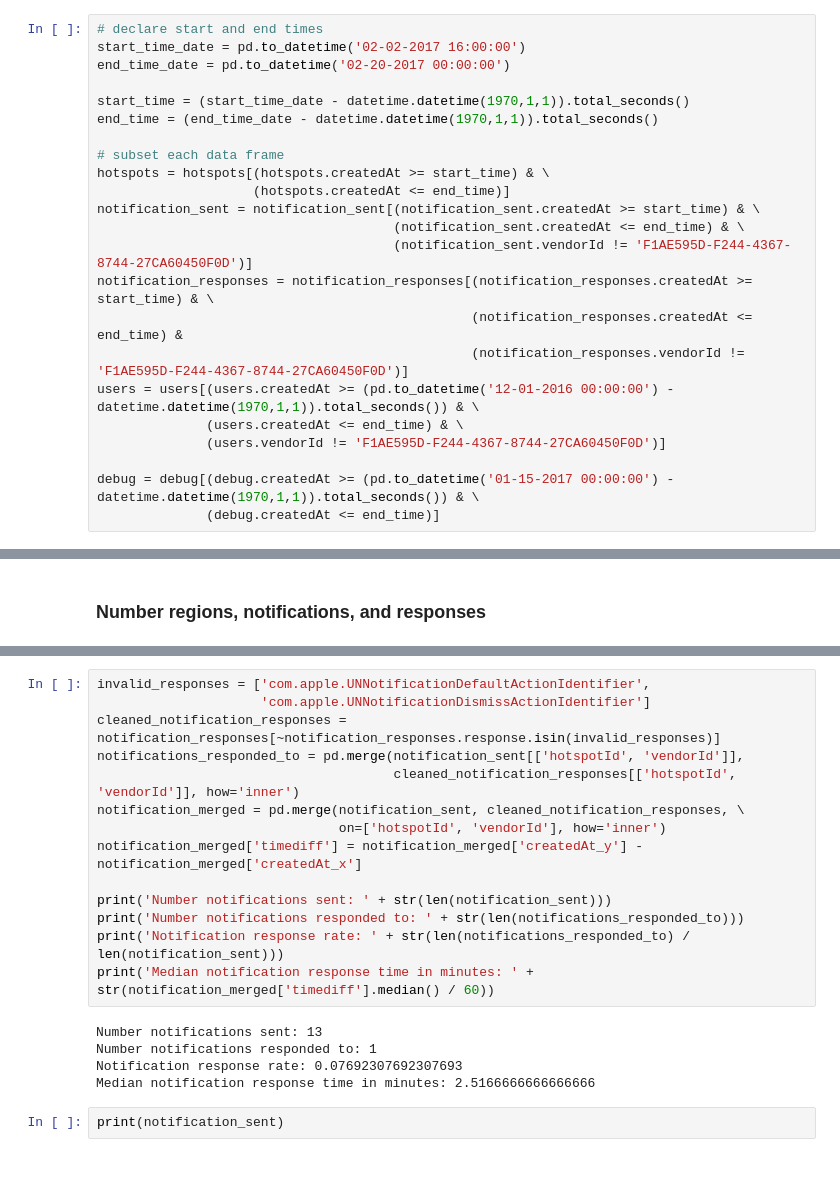
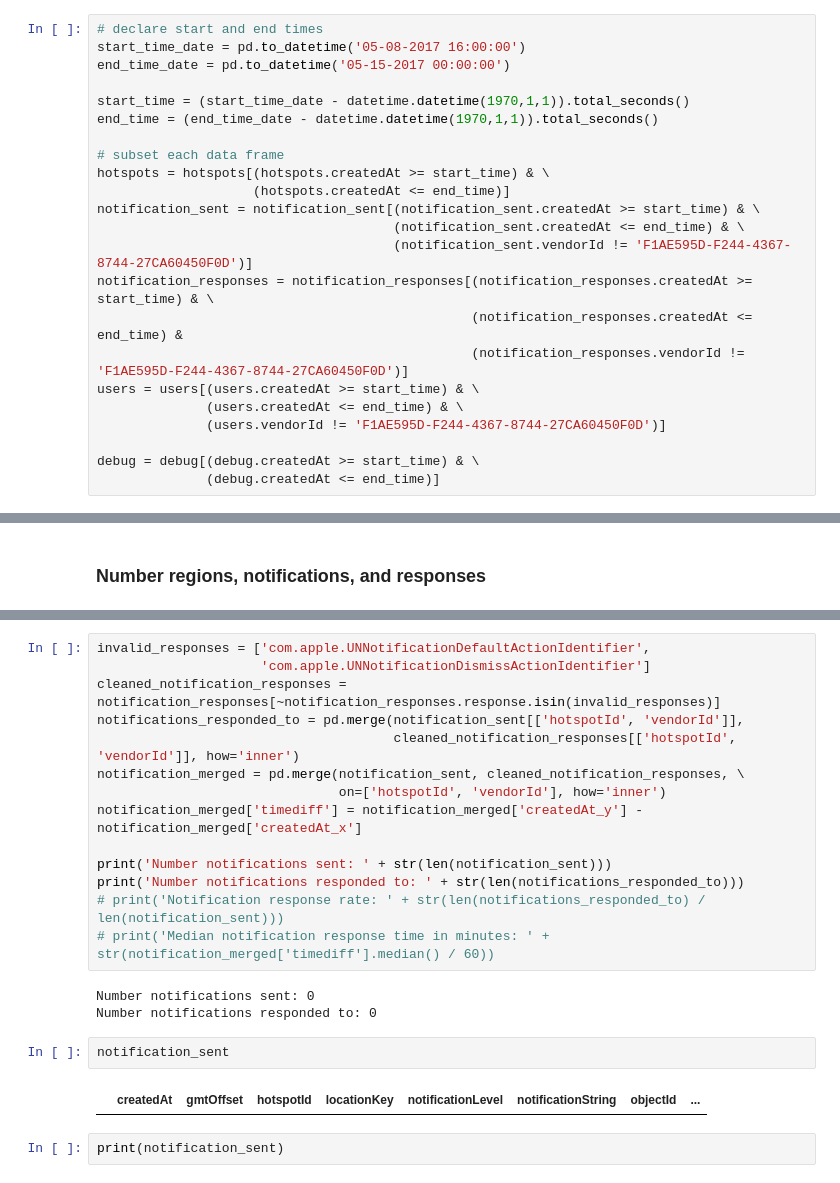
Before and after one commit to NUDelta/les-study-analysis, a Jupyter notebook: les-study-analysis.ipynb, the cells around one changed output, grey strips where cells are left out. Cells and saved outputs as stored; diff of their text form.

```diff
--- a/les-study-analysis.ipynb
+++ b/les-study-analysis.ipynb
@@ -68,8 +70,8 @@ debug[debug_string_cols] = debug[debug_string_cols].astype(str)
 ### Select data between start and end time of study
 # %%
 # declare start and end times
-start_time_date = pd.to_datetime('02-02-2017 16:00:00')
-end_time_date = pd.to_datetime('02-20-2017 00:00:00')
+start_time_date = pd.to_datetime('05-08-2017 16:00:00')
+end_time_date = pd.to_datetime('05-15-2017 00:00:00')
 
 start_time = (start_time_date - datetime.datetime(1970,1,1)).total_seconds()
 end_time = (end_time_date - datetime.datetime(1970,1,1)).total_seconds()
@@ -83,11 +85,11 @@ notification_sent = notification_sent[(notification_sent.createdAt >= start_time
 notification_responses = notification_responses[(notification_responses.createdAt >= start_time) & \
                                                 (notification_responses.createdAt <= end_time) &
                                                 (notification_responses.vendorId != 'F1AE595D-F244-4367-8744-27CA60450F0D')]
-users = users[(users.createdAt >= (pd.to_datetime('12-01-2016 00:00:00') - datetime.datetime(1970,1,1)).total_seconds()) & \
+users = users[(users.createdAt >= start_time) & \
               (users.createdAt <= end_time) & \
               (users.vendorId != 'F1AE595D-F244-4367-8744-27CA60450F0D')]
 
-debug = debug[(debug.createdAt >= (pd.to_datetime('01-15-2017 00:00:00') - datetime.datetime(1970,1,1)).total_seconds()) & \
+debug = debug[(debug.createdAt >= start_time) & \
               (debug.createdAt <= end_time)]
 # %%
 print(users)
@@ -188,13 +176,15 @@ notification_merged['timediff'] = notification_merged['createdAt_y'] - notificat
 
 print('Number notifications sent: ' + str(len(notification_sent)))
 print('Number notifications responded to: ' + str(len(notifications_responded_to)))
-print('Notification response rate: ' + str(len(notifications_responded_to) / len(notification_sent)))
-print('Median notification response time in minutes: ' + str(notification_merged['timediff'].median() / 60))
+# print('Notification response rate: ' + str(len(notifications_responded_to) / len(notification_sent)))
+# print('Median notification response time in minutes: ' + str(notification_merged['timediff'].median() / 60))
 # %% [output]
-Number notifications sent: 13
-Number notifications responded to: 1
-Notification response rate: 0.07692307692307693
-Median notification response time in minutes: 2.5166666666666666
+Number notifications sent: 0
+Number notifications responded to: 0
+# %%
+notification_sent
+# %% [output]
+|  | createdAt | gmtOffset | hotspotId | locationKey | notificationLevel | notificationString | objectId | ... |
 # %%
 print(notification_sent)
 # %% [output]
```
Also changed, not shown: parts of 4 cells of this notebook, 1 other file.
